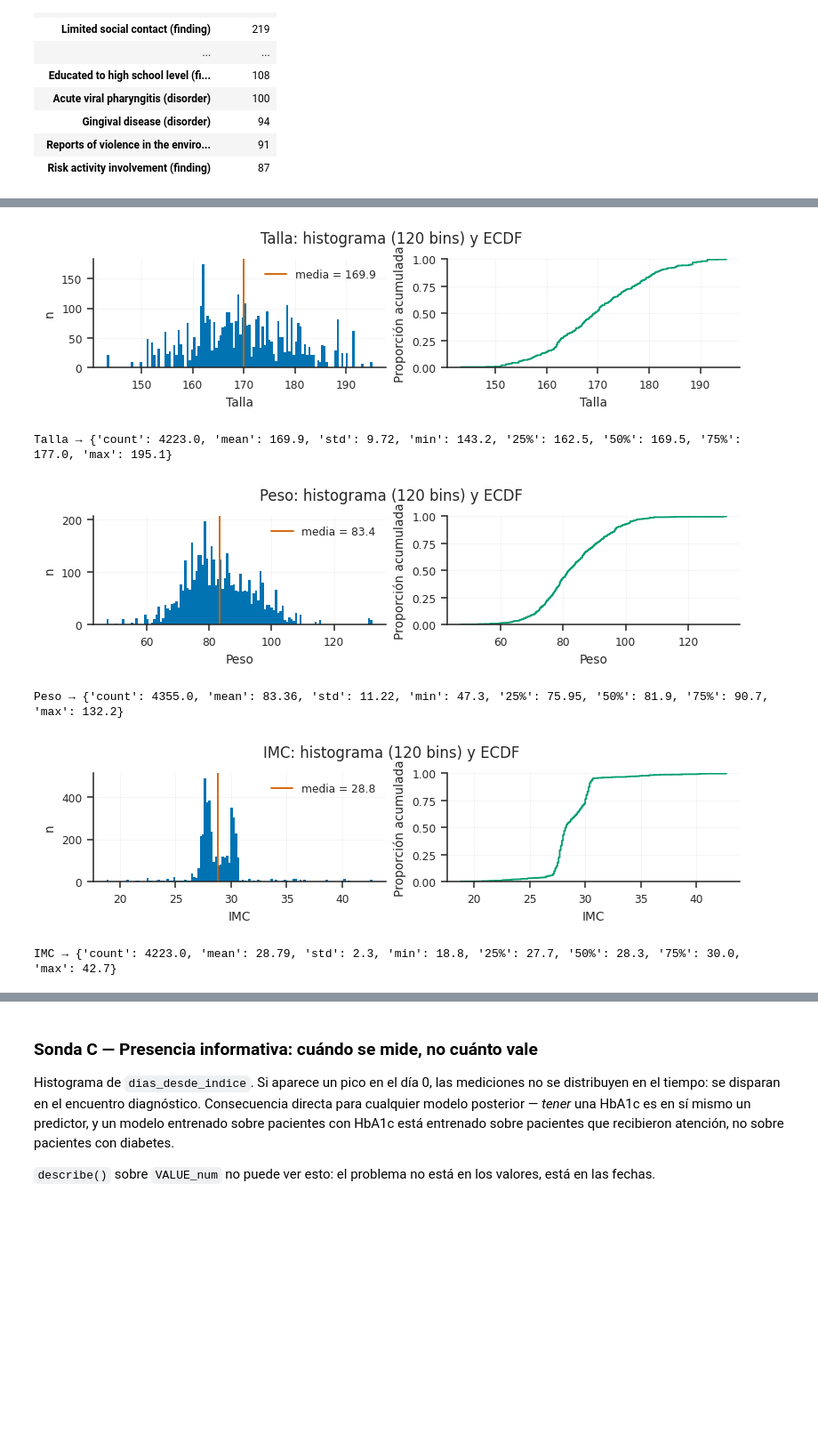
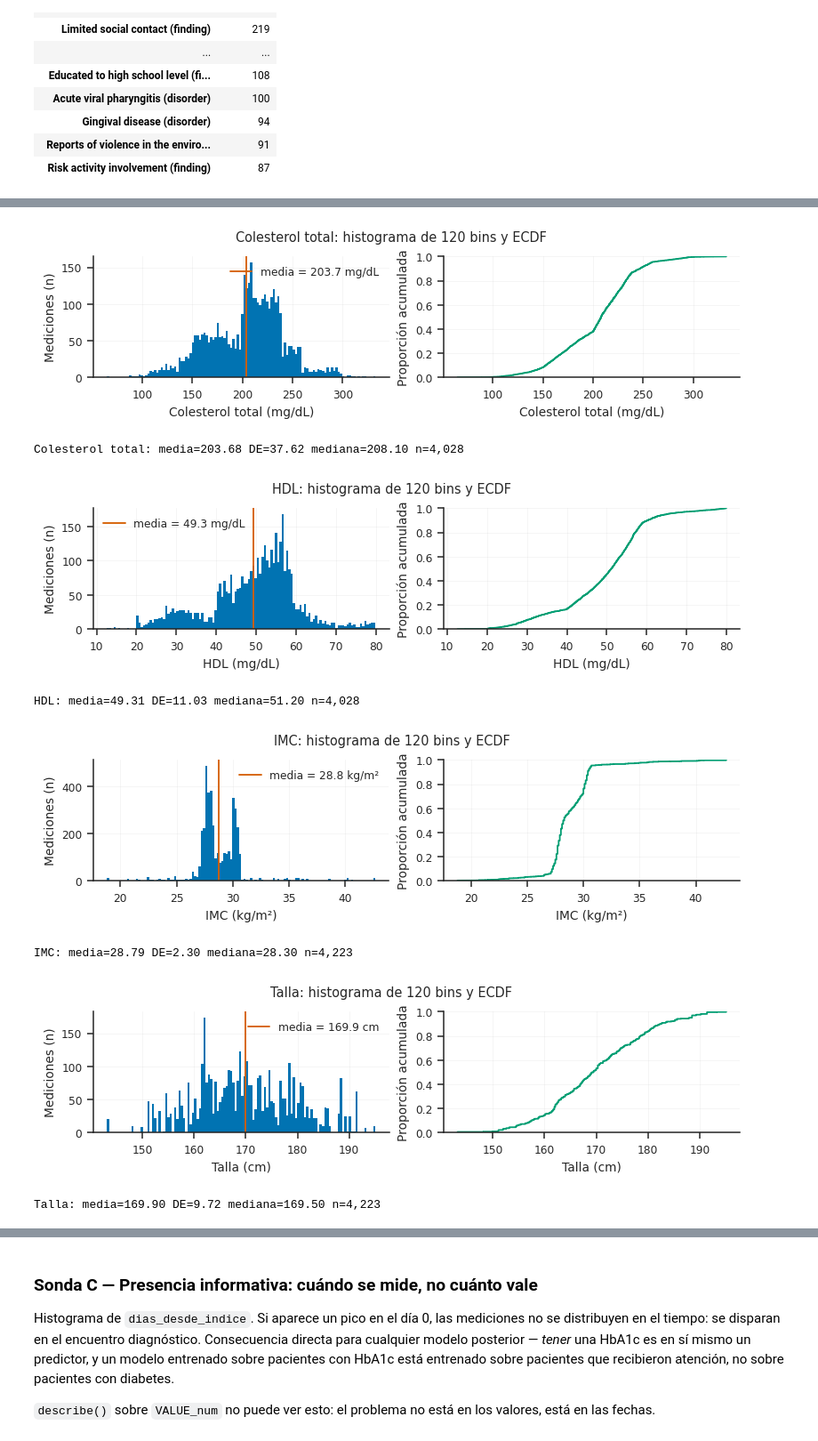
Before and after one commit to martinruhle/curso-ciencia-datos-2027-1, a Jupyter notebook: eda_cohorte.ipynb, the cells around one changed output, grey strips where cells are left out. Shown at 89% size. Drawn from its saved outputs; the diff is of its cells as text; code cells hidden in the pictures; blank space fills up the shorter version.

```diff
--- a/eda_cohorte.ipynb
+++ b/eda_cohorte.ipynb
@@ -197,6 +194,16 @@ CMAP = 'viridis'          # secuencial, perceptualmente uniforme
 
 ANCHO_1COL = 3.5          # pulgadas — una columna de revista
 ANCHO_2COL = 7.2          # dos columnas
+
+# Unidades por analito. Existen para que NINGUNA figura tenga un eje sin unidad,
+# que es el primer criterio de evaluación del laboratorio.
+UNIDADES = {
+    'HbA1c': '%', 'IMC': 'kg/m²', 'Peso': 'kg', 'Talla': 'cm',
+    'PA sistólica': 'mmHg', 'PA diastólica': 'mmHg',
+    'Frecuencia cardíaca': 'lpm', 'Frecuencia respiratoria': 'rpm',
+    'Glucosa': 'mg/dL', 'Colesterol total': 'mg/dL', 'HDL': 'mg/dL',
+    'LDL': 'mg/dL', 'Triglicéridos': 'mg/dL', 'Creatinina': 'mg/dL',
+}
 
 plt.rcParams.update({
     'figure.dpi': 110,            # en pantalla
@@ -218,5 +225,5 @@ plt.rcParams.update({
     'grid.linewidth': 0.5,
     'figure.constrained_layout.use': True,
 })
-print('estilo fijado')
+print('estilo fijado |', len(UNIDADES), 'analitos con unidad declarada')
 # %% [output]
@@ -1131,12 +1483,16 @@ registros excluidos por no ser clínicos: 4596
 # %%
-fig, ax = plt.subplots(figsize=(ANCHO_2COL * 0.75, 3.0))
+fig, ax = plt.subplots(figsize=(ANCHO_2COL * 0.8, 3.2))
 orden = prev.sort_values()
-ax.barh(orden.index.astype(str), orden.values, color=PALETA[0], height=0.72)
+etiq = [str(i).replace(' (disorder)', '').replace(' (finding)', '')
+             .replace(' (situation)', '') for i in orden.index]
+ax.barh(etiq, orden.values, color=PALETA[0], height=0.72)
 ax.set_xlabel(f'Prevalencia al diagnóstico (% de {len(COHORTE):,} pacientes)')
 ax.set_ylabel('')
 ax.grid(axis='y', visible=False)
+ax.set_xlim(0, 100)
 for y, v in enumerate(orden.values):
-    ax.text(v + 0.4, y, f'{v:.1f}', va='center', fontsize=7)
-ax.set_title('TODO: la conclusión')
+    ax.text(v + 1, y, f'{v:.1f}', va='center', fontsize=7)
+ax.set_title('Tres de cada cuatro pacientes tenían prediabetes u obesidad registradas\n'
+             'antes del diagnóstico: la progresión estaba documentada', fontsize=9)
 plt.show()
 # %% [output]
@@ -1162,21 +1519,29 @@ variabilidad dentro de una.
 # %%
-for analito in ['Talla', 'Peso', 'IMC']:
+for analito in ['Colesterol total', 'HDL', 'IMC', 'Talla']:
     s = num.loc[num['analito'] == analito, 'VALUE_num'].dropna()
     if s.empty:
         continue
-    fig, axes = plt.subplots(1, 2, figsize=(ANCHO_2COL, 1.9))
+    u = UNIDADES.get(analito, '')
+    fig, axes = plt.subplots(1, 2, figsize=(ANCHO_2COL, 2.0))
     axes[0].hist(s, bins=120, color=PALETA[0], edgecolor='none')
-    axes[0].axvline(s.mean(), color=PALETA[3], lw=1.2, label=f'media = {s.mean():.1f}')
-    axes[0].set_xlabel(analito); axes[0].set_ylabel('n'); axes[0].legend()
+    axes[0].axvline(s.mean(), color=PALETA[3], lw=1.2,
+                    label=f'media = {s.mean():.1f} {u}')
+    axes[0].set_xlabel(f'{analito} ({u})')
+    axes[0].set_ylabel('Mediciones (n)')
+    axes[0].legend()
     sns.ecdfplot(s, ax=axes[1], color=PALETA[2])
-    axes[1].set_xlabel(analito); axes[1].set_ylabel('Proporción acumulada')
-    fig.suptitle(f'{analito}: histograma (120 bins) y ECDF')
+    axes[1].set_xlabel(f'{analito} ({u})')
+    axes[1].set_ylabel('Proporción acumulada')
+    fig.suptitle(f'{analito}: histograma de 120 bins y ECDF', fontsize=9.5)
     plt.show()
-    print(analito, '→', s.describe().round(2).to_dict(), '\n')
+    print(f'{analito}: media={s.mean():.2f} DE={s.std():.2f} '
+          f'mediana={s.median():.2f} n={len(s):,}\n')
 # %% [output]
-[figure, old version]
+[figure, new version]
-Talla → {'count': 4223.0, 'mean': 169.9, 'std': 9.72, 'min': 143.2, '25%': 162.5, '50%': 169.5, '75%': 177.0, 'max': 195.1}
+Colesterol total: media=203.68 DE=37.62 mediana=208.10 n=4,028
-[figure, old version]
+[figure, new version]
-Peso → {'count': 4355.0, 'mean': 83.36, 'std': 11.22, 'min': 47.3, '25%': 75.95, '50%': 81.9, '75%': 90.7, 'max': 132.2}
+HDL: media=49.31 DE=11.03 mediana=51.20 n=4,028
-[figure, old version]
+[figure, new version]
-IMC → {'count': 4223.0, 'mean': 28.79, 'std': 2.3, 'min': 18.8, '25%': 27.7, '50%': 28.3, '75%': 30.0, 'max': 42.7}
+IMC: media=28.79 DE=2.30 mediana=28.30 n=4,223
+[figure, added]
+Talla: media=169.90 DE=9.72 mediana=169.50 n=4,223
```
Also changed, not shown: parts of 61 cells of this notebook.
